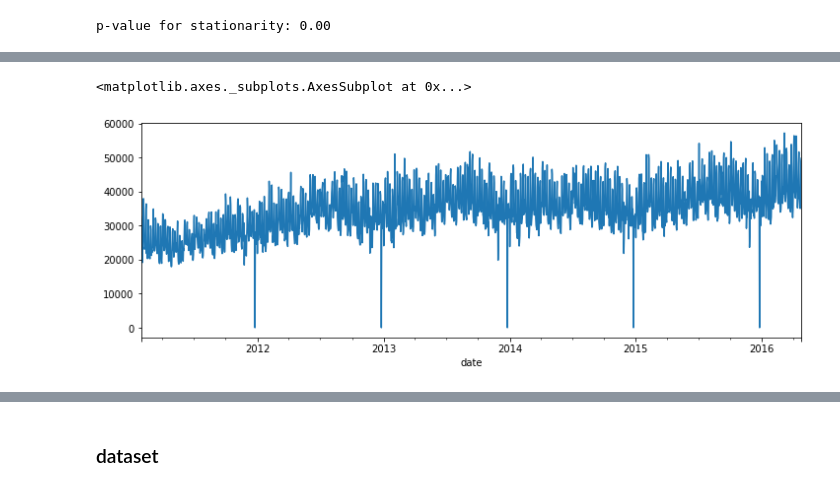
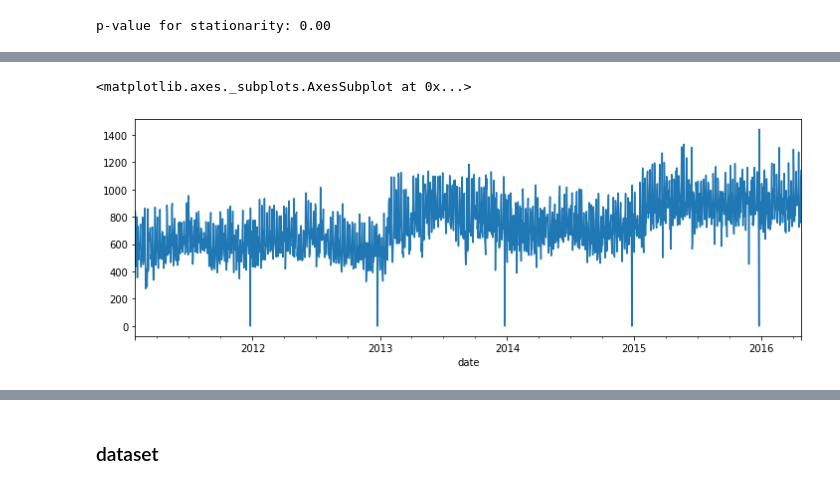
Before and after one commit to michelevece/vece-m5-forecasting-accuracy, a Jupyter notebook: data/m5_forecasting.ipynb, the cells around one changed output, grey strips where cells are left out. Saved outputs shown, nothing was run; the diff lists cells and outputs as text; code cells hidden in the pictures.

```diff
--- a/data/m5_forecasting.ipynb
+++ b/data/m5_forecasting.ipynb
@@ -609,8 +598,8 @@ plot_pacf(sales_diff_28).show()
-# %%
-sales_per_date['sales'].plot()
-# %% [output]
-<matplotlib.axes._subplots.AxesSubplot at 0x...>
-[figure, removed]
+# %%
+sales_date[0]['TX'].plot()
+# %% [output]
+<matplotlib.axes._subplots.AxesSubplot at 0x...>
+[figure, added]
 # %%
 sales_diff_28.plot()
 # %% [output]
```
Also changed, not shown: parts of 12 cells of this notebook.
